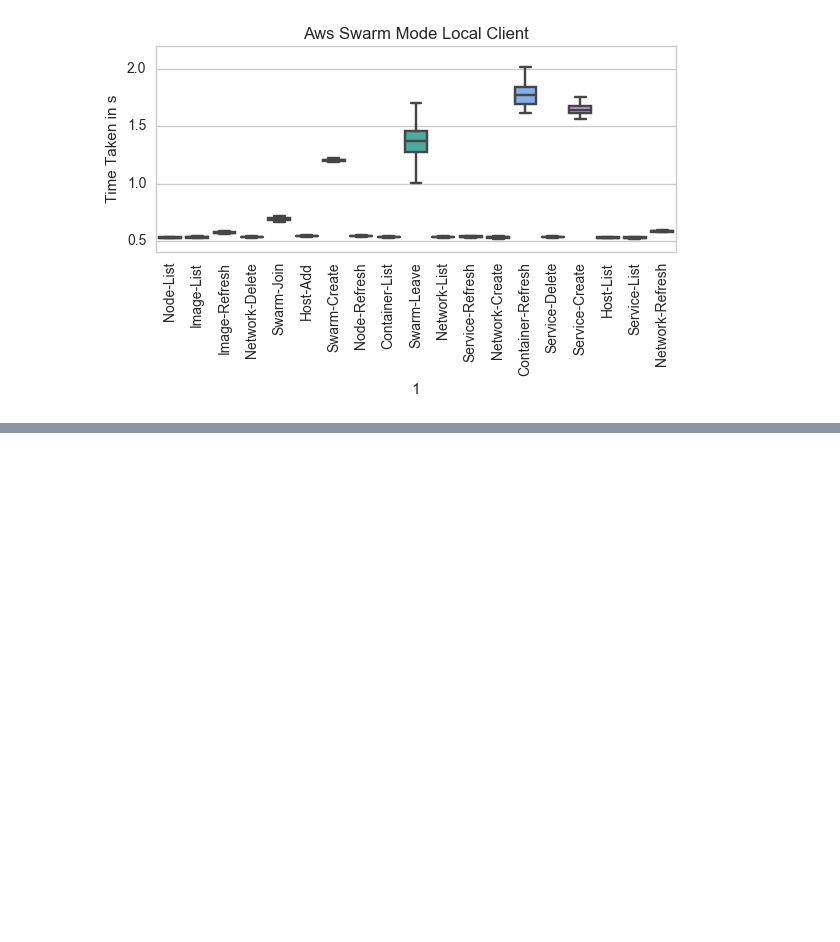
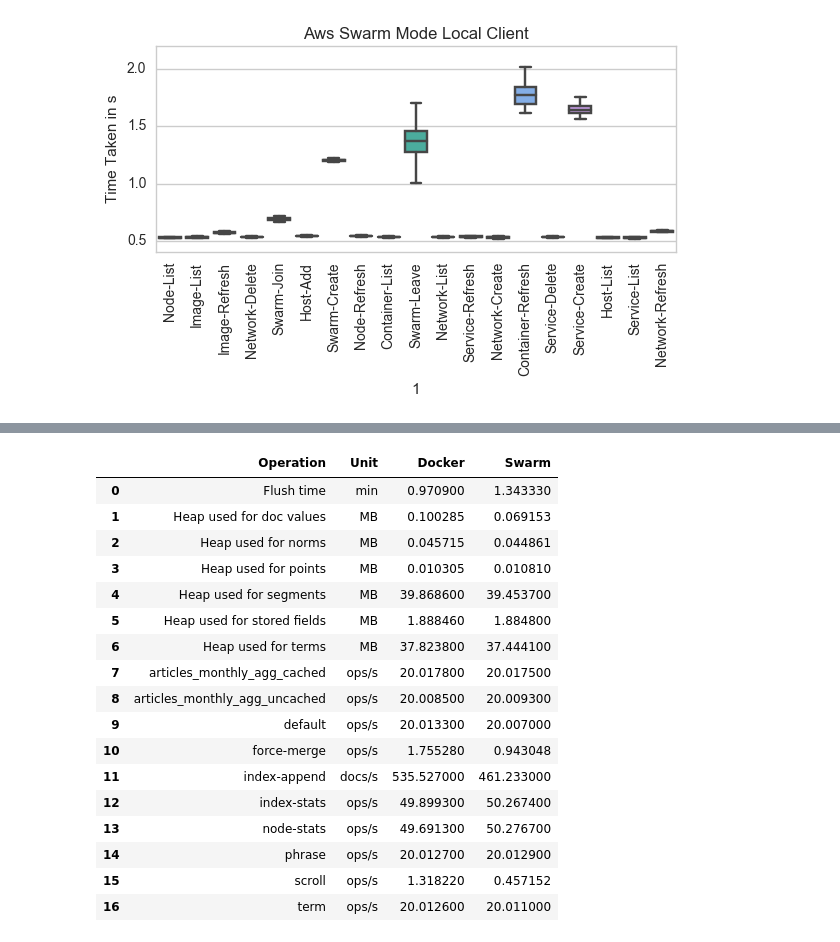
Before and after one commit to cloudmesh/cloudmesh-docker-eve, a Jupyter notebook: benchmark/Benchmark-Plot.ipynb, the cells around one changed output, grey strips where cells are left out. Saved outputs shown, nothing was run; the diff lists cells and outputs as text; code cells hidden in the pictures; blank space fills up the shorter version.

```diff
--- a/benchmark/Benchmark-Plot.ipynb
+++ b/benchmark/Benchmark-Plot.ipynb
@@ -219,0 +247,26 @@ dfesmerged.set_index(['Mode','Unit ','Metric ', 'Operation ',]).T.stack().stack(
+# %%
+sns.set_style("whitegrid")
+plt.figure(figsize=(8, 6))
+ax = sns.boxplot(x=1,y=0 , hue='cloud',data = dfplot[dfplot['type'] == 'Remote'], showfliers=False)
+ax.set_xticklabels(list(dfplot[1].values),rotation=90)
+ax.set_ylabel('Time Taken in s')
+sns.plt.title('Aws Swarm Mode Local Client')
+# %% [output]
+|  | Operation | Unit | Docker | Swarm |
+| 0 | Flush time | min | 0.970900 | 1.343330 |
+| 1 | Heap used for doc values | MB | 0.100285 | 0.069153 |
+| 2 | Heap used for norms | MB | 0.045715 | 0.044861 |
+| 3 | Heap used for points | MB | 0.010305 | 0.010810 |
+| 4 | Heap used for segments | MB | 39.868600 | 39.453700 |
+| 5 | Heap used for stored fields | MB | 1.888460 | 1.884800 |
+| 6 | Heap used for terms | MB | 37.823800 | 37.444100 |
+| 7 | articles_monthly_agg_cached | ops/s | 20.017800 | 20.017500 |
+| 8 | articles_monthly_agg_uncached | ops/s | 20.008500 | 20.009300 |
+| 9 | default | ops/s | 20.013300 | 20.007000 |
+| 10 | force-merge | ops/s | 1.755280 | 0.943048 |
+| 11 | index-append | docs/s | 535.527000 | 461.233000 |
+| 12 | index-stats | ops/s | 49.899300 | 50.267400 |
+| 13 | node-stats | ops/s | 49.691300 | 50.276700 |
+| 14 | phrase | ops/s | 20.012700 | 20.012900 |
+| 15 | scroll | ops/s | 1.318220 | 0.457152 |
+| 16 | term | ops/s | 20.012600 | 20.011000 |
```
Also changed, not shown: parts of 4 cells of this notebook, 2 other files.
